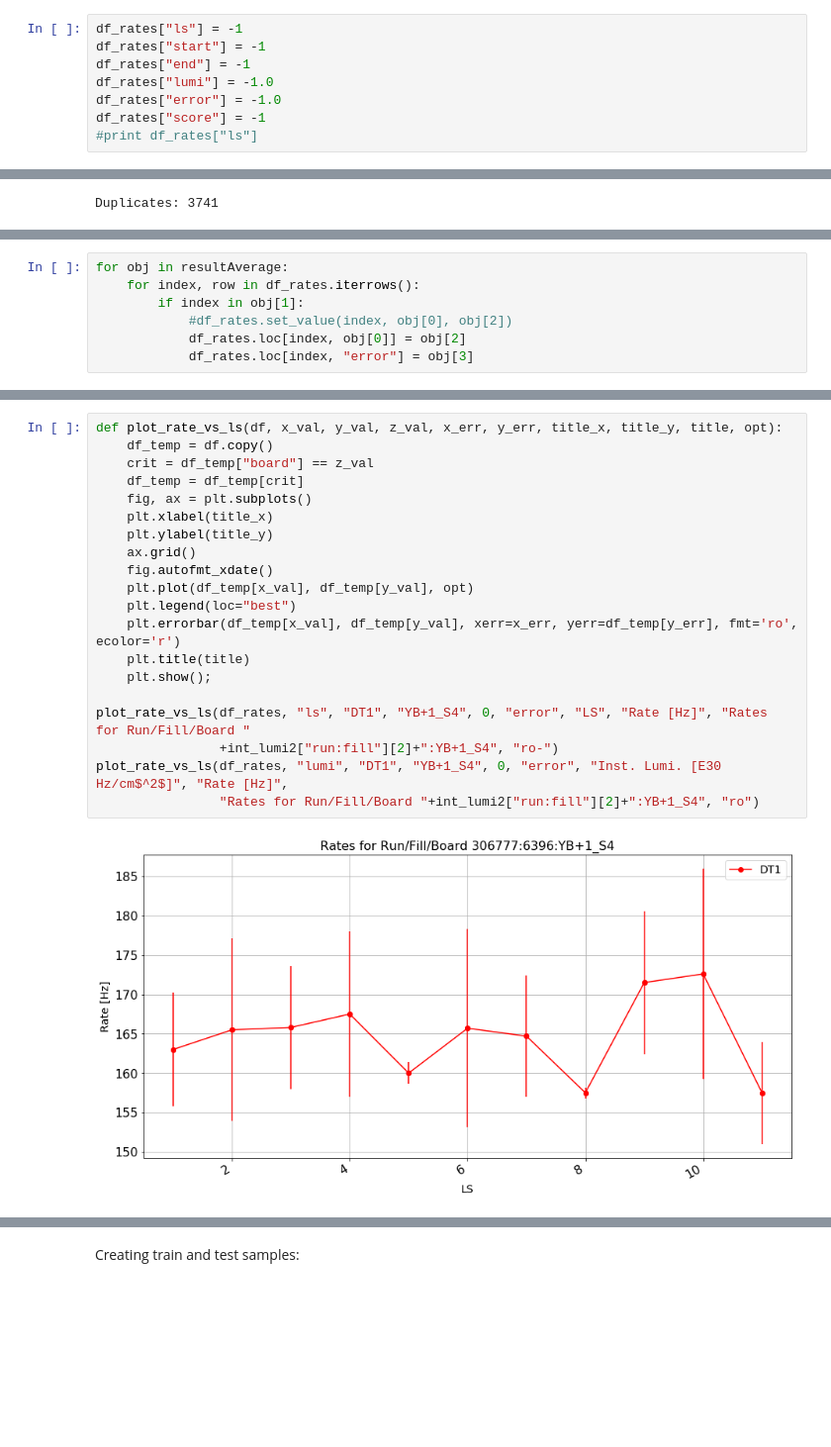
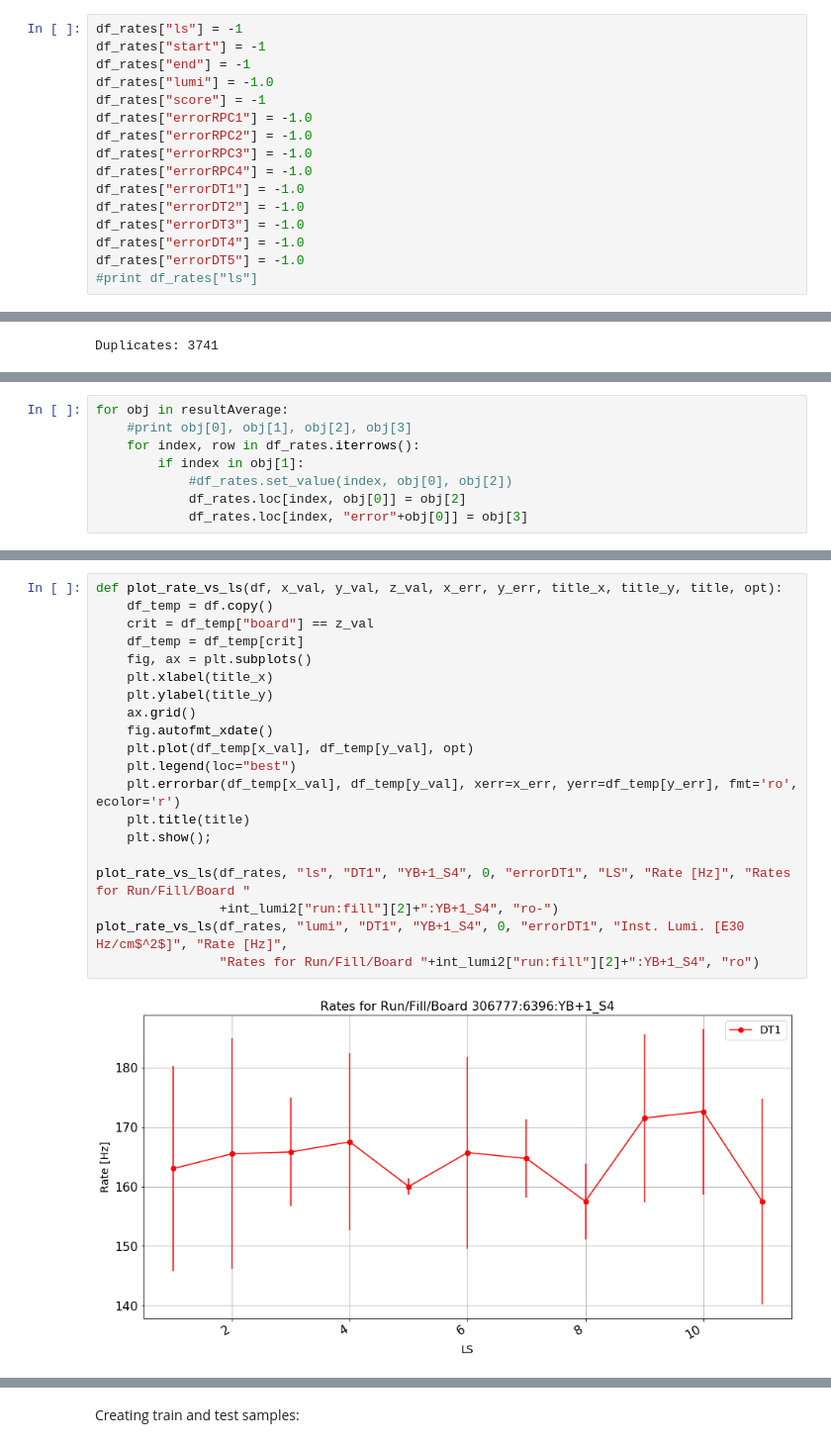
Before and after one commit to merveince92/RPCTriggerRateMonitoringWithML, a Jupyter notebook: inst_lumi_extractor.ipynb, the cells around one changed output, grey strips where cells are left out. Shown at 99% size. Cells and saved outputs as stored; diff of their text form; blank space fills up the shorter version.

```diff
--- a/inst_lumi_extractor.ipynb
+++ b/inst_lumi_extractor.ipynb
@@ -178,8 +179,16 @@ df_rates["ls"] = -1
 df_rates["start"] = -1
 df_rates["end"] = -1
 df_rates["lumi"] = -1.0
-df_rates["error"] = -1.0
 df_rates["score"] = -1
+df_rates["errorRPC1"] = -1.0
+df_rates["errorRPC2"] = -1.0
+df_rates["errorRPC3"] = -1.0
+df_rates["errorRPC4"] = -1.0
+df_rates["errorDT1"] = -1.0
+df_rates["errorDT2"] = -1.0
+df_rates["errorDT3"] = -1.0
+df_rates["errorDT4"] = -1.0
+df_rates["errorDT5"] = -1.0
 #print df_rates["ls"]
 # %% [markdown]
 Associating a LS and an instantaneous luminosity to each rate:
@@ -265,10 +274,11 @@ Assigning the average previously calculated to the remaining rows:
 # %%
 for obj in resultAverage:
+    #print obj[0], obj[1], obj[2], obj[3]
     for index, row in df_rates.iterrows():
         if index in obj[1]:
             #df_rates.set_value(index, obj[0], obj[2])
             df_rates.loc[index, obj[0]] = obj[2]
-            df_rates.loc[index, "error"] = obj[3]
+            df_rates.loc[index, "error"+obj[0]] = obj[3]
 # %%
 for index, row in df_rates.iterrows():
     if row["board"] == "YB0_S1":
@@ -288,22 +298,22 @@ for index, row in df_rates.iterrows():
 # %%
 def plot_rate_vs_ls(df, x_val, y_val, z_val, x_err, y_err, title_x, title_y, title, opt):
     df_temp = df.copy()
     crit = df_temp["board"] == z_val
     df_temp = df_temp[crit]
     fig, ax = plt.subplots()
     plt.xlabel(title_x)
     plt.ylabel(title_y)
     ax.grid()
     fig.autofmt_xdate()
     plt.plot(df_temp[x_val], df_temp[y_val], opt)
     plt.legend(loc="best")
     plt.errorbar(df_temp[x_val], df_temp[y_val], xerr=x_err, yerr=df_temp[y_err], fmt='ro', ecolor='r')
     plt.title(title)
     plt.show();
 
-plot_rate_vs_ls(df_rates, "ls", "DT1", "YB+1_S4", 0, "error", "LS", "Rate [Hz]", "Rates for Run/Fill/Board "
+plot_rate_vs_ls(df_rates, "ls", "DT1", "YB+1_S4", 0, "errorDT1", "LS", "Rate [Hz]", "Rates for Run/Fill/Board "
                 +int_lumi2["run:fill"][2]+":YB+1_S4", "ro-")
-plot_rate_vs_ls(df_rates, "lumi", "DT1", "YB+1_S4", 0, "error", "Inst. Lumi. [E30 Hz/cm$^2$]", "Rate [Hz]",
+plot_rate_vs_ls(df_rates, "lumi", "DT1", "YB+1_S4", 0, "errorDT1", "Inst. Lumi. [E30 Hz/cm$^2$]", "Rate [Hz]",
                 "Rates for Run/Fill/Board "+int_lumi2["run:fill"][2]+":YB+1_S4", "ro")
 # %% [output]
-[figure, old version]
+[figure, new version]
```
Also changed, not shown: parts of 16 cells of this notebook.
